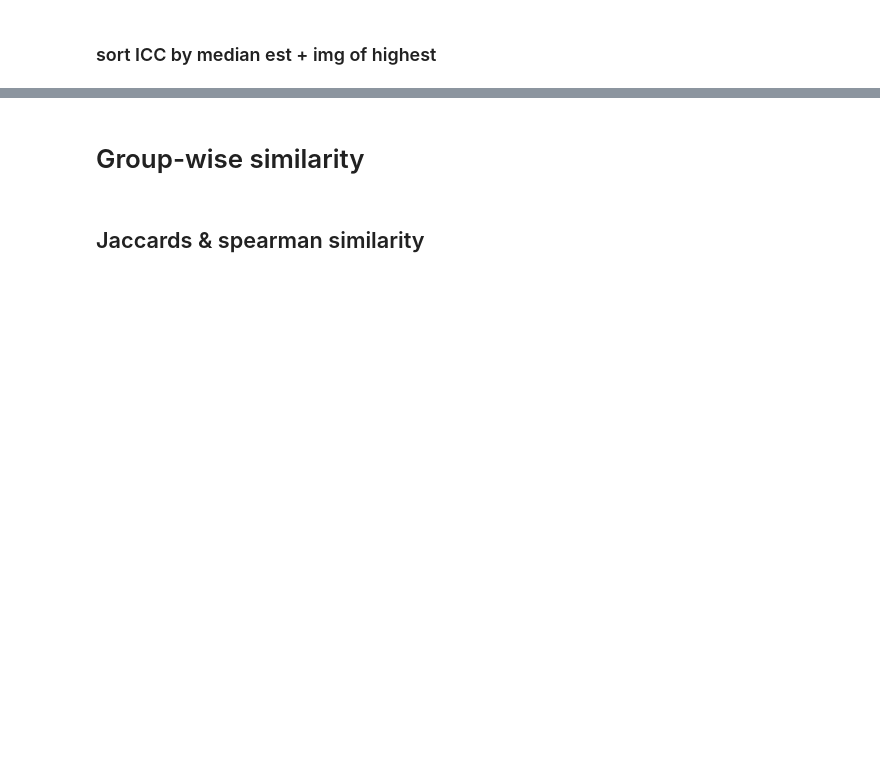
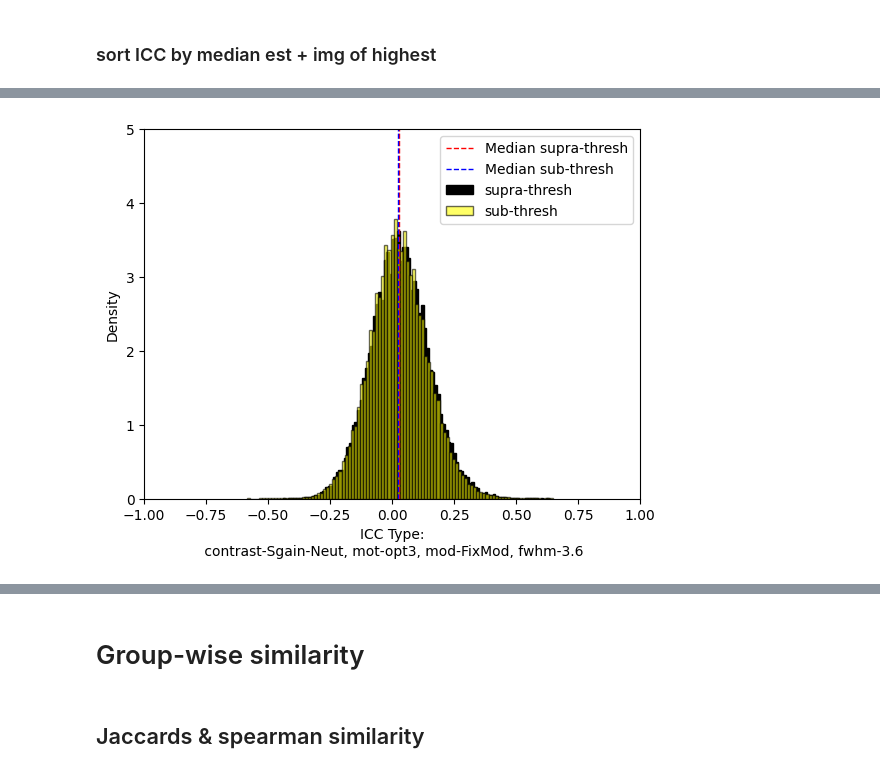
Before and after one commit to demidenm/Multiverse_Reliability, a Jupyter notebook: Stage2_Code/session-analyses.ipynb, the cells around one changed output, grey strips where cells are left out. Saved outputs shown, nothing was run; the diff lists cells and outputs as text; code cells hidden in the pictures; blank space fills up the shorter version.

```diff
--- a/Stage2_Code/session-analyses.ipynb
+++ b/Stage2_Code/session-analyses.ipynb
@@ -402,11 +452,13 @@ plot_top_map(img=icc_imgs, img_index=icc_lowest, coordinates=(-10, 8, -10), vmax
 # %%
 model_name = df_icc_supra.loc[icc_lowest, ['con', 'motion', 'model', 'fwhm']].values
-xlab = f'Alt ICC Type:\n {", ".join(model_name)}'
+xlab = f'ICC Type:\n {", ".join(model_name)}'
 
 plot_dist_imgs(imgs=icc_imgs, img_index=icc_lowest,
                mask_supra=mask_supra, mask_sub=mask_sub,
                bins=100, ylim=(0,5),xlim=(-1,1),dec_round=3,
                xlab=xlab)
+# %% [output]
+[figure, added]
 # %%
 # match to top session test-retest model
 conditions = (
```
Also changed, not shown: parts of 28 cells of this notebook, 10 other files.
